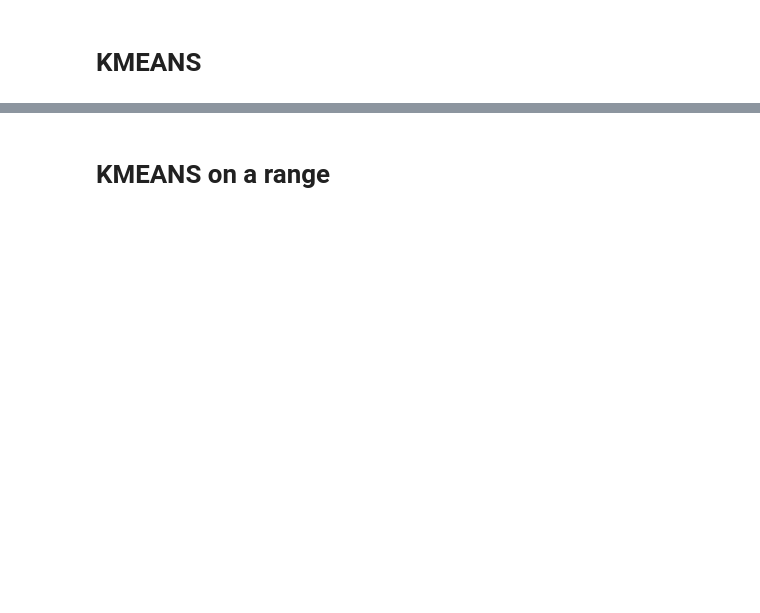
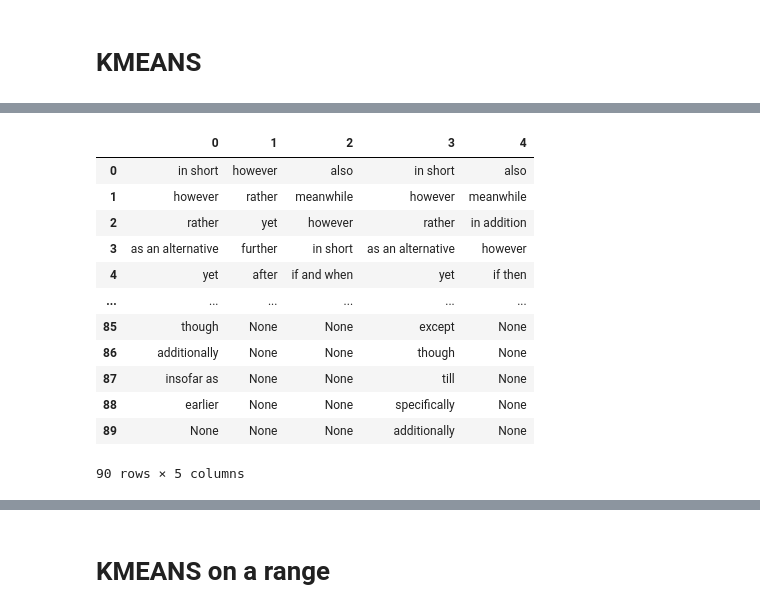
Before and after one commit to xjseabrum/comp_disc_S22_proj, a Jupyter notebook: main_proj.ipynb, the cells around one changed output, grey strips where cells are left out. Cells and saved outputs as stored; diff of their text form; code cells hidden in the pictures; blank space fills up the shorter version.

```diff
--- a/main_proj.ipynb
+++ b/main_proj.ipynb
@@ -240,16 +256,15 @@ def view_labels(X, X_sentences, algo_labels, u, level="secondary"):
 # KMEANS
 # %%
 # unique connectives
-# u = len(set(y))
-u = 11
+#u=len(set(y))
+u = 20
 # %%
 # reference : https://scikit-learn.org/stable/modules/generated/sklearn.cluster.KMeans.html
-kmeans = KMeans(n_clusters = u,
-                random_state = 0).fit(X)
+kmeans = KMeans(n_clusters=u, random_state=0).fit(X)
 # %%
 # (connective, predicted label),frequency
 #counter=Counter(zip(y,kmeans.labels_))
 #counter.most_common(10)
 # %%
-df, labels_K, connective_to_label_K, pdtb_conn_labels, pdtb_labels, algo_pdtb, pdtb_algo = view_labels(X, X_sentences, kmeans.labels_, u)
+labels_K,connective_to_label_K = view_labels(X, X_sentences, kmeans.labels_, u)
 # %%
@@ -310,0 +310,20 @@ list_set
+# %%
+cols=[i for i in range(u)]
+conntive_clusters=[list(x[1][0]) for x in labels_K]
+df = pd.DataFrame (conntive_clusters).transpose()
+df.columns = cols
+df
+# %% [output]
+|  | 0 | 1 | 2 | 3 | 4 |
+| 0 | in short | however | also | in short | also |
+| 1 | however | rather | meanwhile | however | meanwhile |
+| 2 | rather | yet | however | rather | in addition |
+| 3 | as an alternative | further | in short | as an alternative | however |
+| 4 | yet | after | if and when | yet | if then |
+| ... | ... | ... | ... | ... | ... |
+| 85 | though | None | None | except | None |
+| 86 | additionally | None | None | though | None |
+| 87 | insofar as | None | None | till | None |
+| 88 | earlier | None | None | specifically | None |
+| 89 | None | None | None | additionally | None |
+90 rows × 5 columns
```
Also changed, not shown: parts of 44 cells of this notebook.
